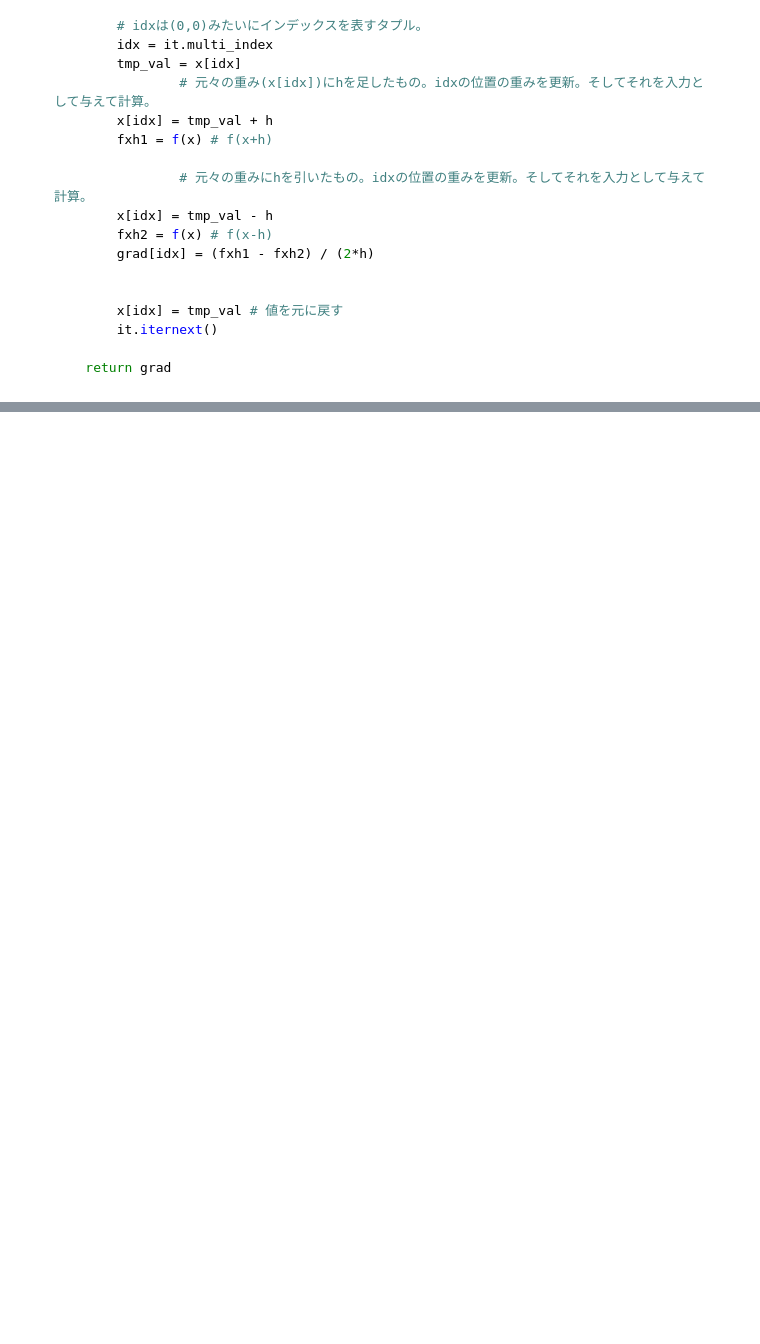
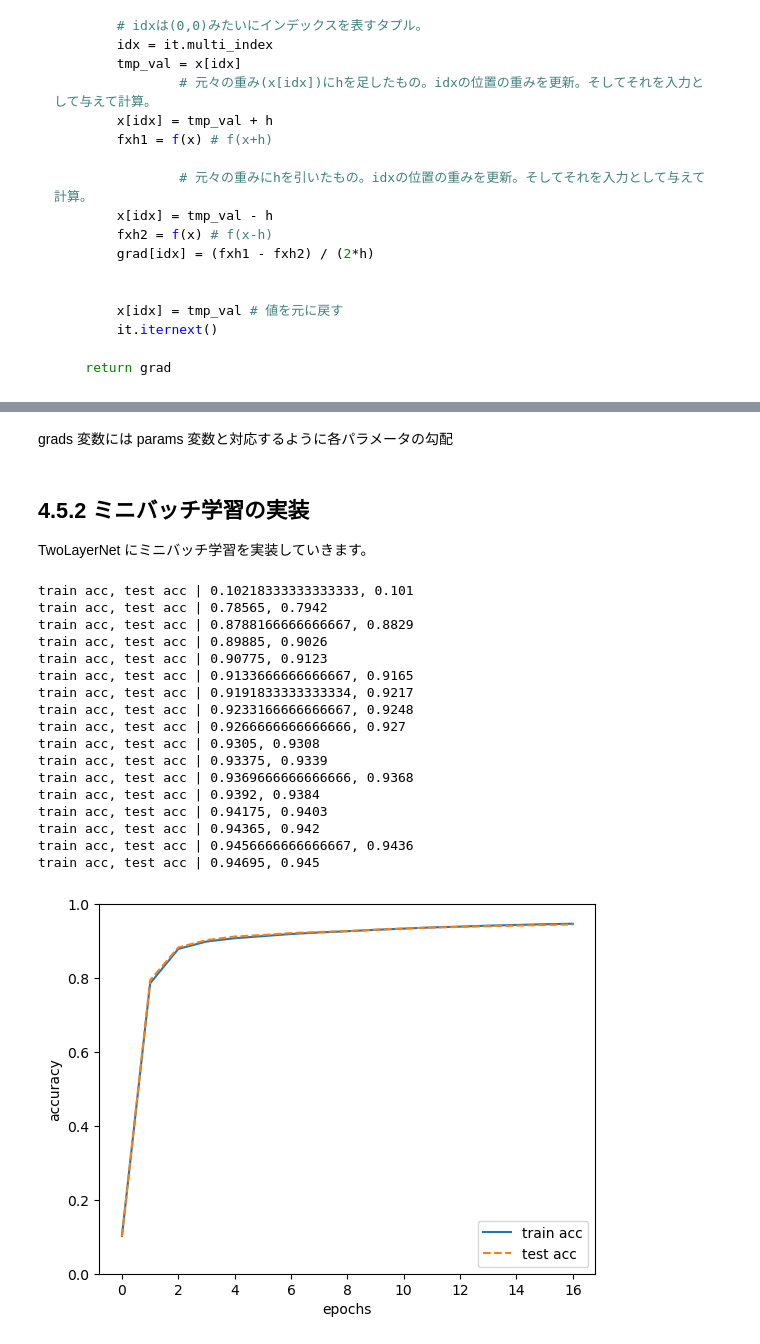
Before and after one commit to dan848484/deep-learning-from-scratch, a Jupyter notebook: main.ipynb, the cells around one changed output, grey strips where cells are left out. Drawn from its saved outputs; the diff is of its cells as text; code cells hidden in the pictures; blank space fills up the shorter version.

```diff
--- a/main.ipynb
+++ b/main.ipynb
@@ -803,0 +836,2 @@ def numerical_gradient(f, x):
+# %% [markdown]
+grads 変数には params 変数と対応するように各パラメータの勾配
@@ -803,0 +847,76 @@ def numerical_gradient(f, x):
+# %% [markdown]
+## 4.5.2 ミニバッチ学習の実装
+
+TwoLayerNet にミニバッチ学習を実装していきます。
+# %%
+import numpy as np
+from dataset.mnist import load_mnist
+
+(x_train, t_train), (x_test, t_test) = load_mnist(normalize=True, one_hot_label=True)
+train_loss_list = []
+# ハイパーパラメータ
+iters_num = 10000
+train_size = x_train.shape[0]
+batch_size = 100
+learning_rate = 0.1
+
+train_acc_list = []
+test_acc_list = []
+# 1エポックあたりの繰り返し数
+iter_per_epoch = max(train_size / batch_size, 1)
+
+network = TwoLayerNet(input_size=784, hidden_size=50, output_size=10)
+
+for i in range(iters_num):
+    # ミニバッチの取得
+    batch_mask = np.random.choice(train_size, batch_size)
+    x_batch = x_train[batch_mask]  # ファンシーインデックス
+    t_batch = t_train[batch_mask]
+
+    # grad = network.numerical_gradient(x_batch, t_batch)
+    # 高速版
+    grad = network.gradient(x_batch, t_batch)
+
+    # パラメータの更新
+    for key in ("W1", "b1", "W2", "b2"):
+        network.params[key] -= learning_rate * grad[key]
+
+    loss = network.loss(x_batch, t_batch)
+    train_loss_list.append((loss))
+    # 1エポックごとに認識精度を計算
+    if i % iter_per_epoch == 0:
+        train_acc = network.accuracy(x_train, t_train)
+        test_acc = network.accuracy(x_test, t_test)
+        train_acc_list.append(train_acc)
+        test_acc_list.append(test_acc)
+        print("train acc, test acc | " + str(train_acc) + ", " + str(test_acc))
+
+# グラフの描画
+markers = {"train": "o", "test": "s"}
+x = np.arange(len(train_acc_list))
+plt.plot(x, train_acc_list, label="train acc")
+plt.plot(x, test_acc_list, label="test acc", linestyle="--")
+plt.xlabel("epochs")
+plt.ylabel("accuracy")
+plt.ylim(0, 1.0)
+plt.legend(loc="lower right")
+plt.show()
+# %% [output]
+train acc, test acc | 0.10218333333333333, 0.101
+train acc, test acc | 0.78565, 0.7942
+train acc, test acc | 0.8788166666666667, 0.8829
+train acc, test acc | 0.89885, 0.9026
+train acc, test acc | 0.90775, 0.9123
+train acc, test acc | 0.9133666666666667, 0.9165
+train acc, test acc | 0.9191833333333334, 0.9217
+train acc, test acc | 0.9233166666666667, 0.9248
+train acc, test acc | 0.9266666666666666, 0.927
+train acc, test acc | 0.9305, 0.9308
+train acc, test acc | 0.93375, 0.9339
+train acc, test acc | 0.9369666666666666, 0.9368
+train acc, test acc | 0.9392, 0.9384
+train acc, test acc | 0.94175, 0.9403
+train acc, test acc | 0.94365, 0.942
+train acc, test acc | 0.9456666666666667, 0.9436
+train acc, test acc | 0.94695, 0.945
+[figure, added]
```
Also changed, not shown: parts of 7 cells of this notebook, 1 other file.
